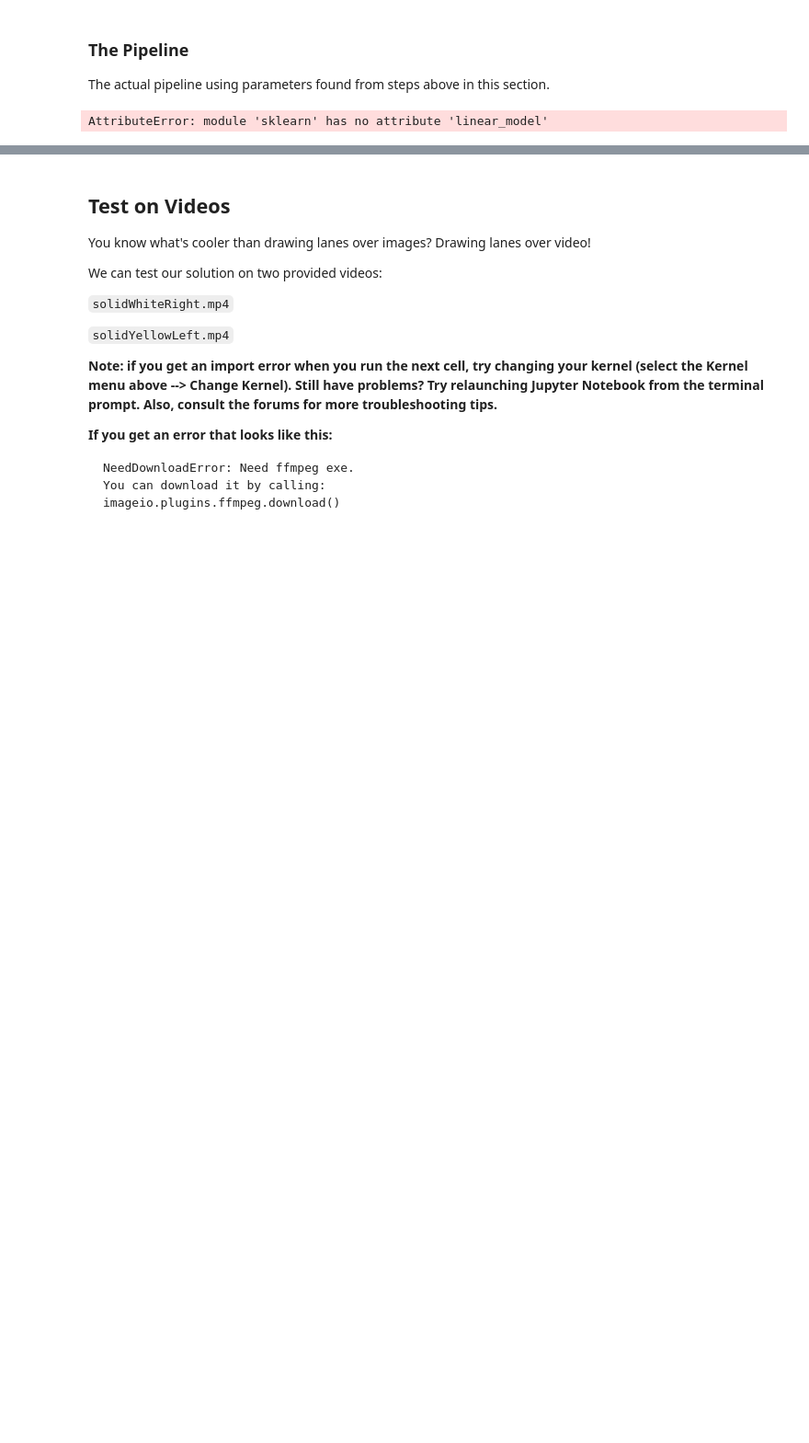
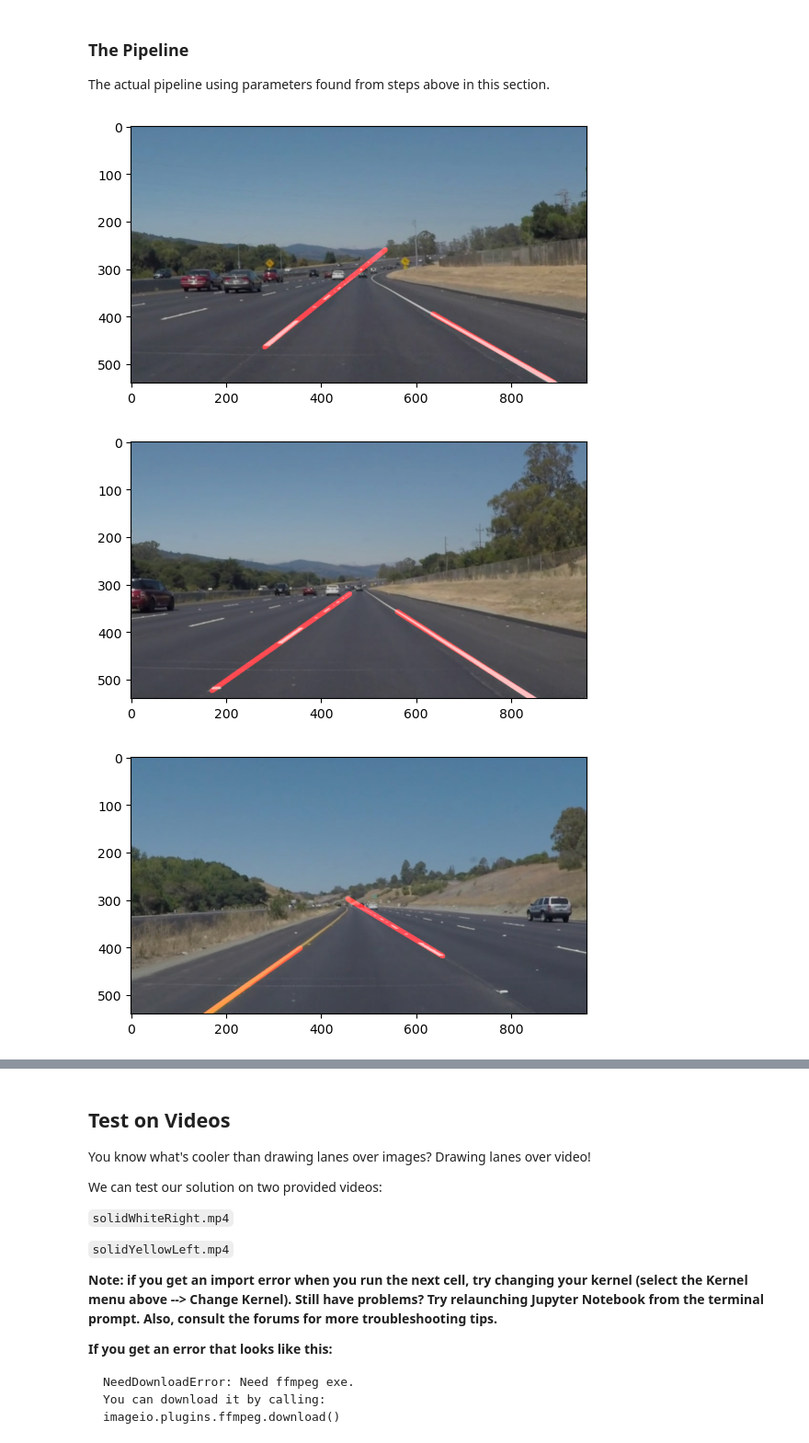
Before and after one commit to YoungKeyKai/CarND-LaneLines-P1, a Jupyter notebook: P1.ipynb, the cells around one changed output, grey strips where cells are left out. Shown at 92% size. Saved outputs shown, nothing was run; the diff lists cells and outputs as text; code cells hidden in the pictures; blank space fills up the shorter version.

Commit message:
Bad but working RANSAC + final lane approximations

```diff
--- a/P1.ipynb
+++ b/P1.ipynb
@@ -272,44 +291,75 @@ def image_pipeline(file_path):
     # show_image(smoothed_image, cmap="gray")
 
     # Canny edge detection
     edge_detect_image = canny(smoothed_image, 100, 100)
     # show_image(edge_detect_image, cmap="gray")
 
     # Region of interest filtering
     TOP_Y_VALUE = 320
     BOTTOM_Y_VALUE = 600
     vertices = np.array([[50, BOTTOM_Y_VALUE], [450, TOP_Y_VALUE], [520, TOP_Y_VALUE], [1000, BOTTOM_Y_VALUE]])
     region_of_interest_masked_image = region_of_interest(edge_detect_image, [vertices])
     # show_image(region_of_interest_masked_image, cmap="gray")
 
     # Line segment detection
     # According to the docs, rho and theta are the resolution in pixels and radians
     line_detected_image, lines = hough_lines(region_of_interest_masked_image, 1, np.pi/180, threshold=8, min_line_len=0, max_line_gap=15)
     # show_image(line_detected_image)
     # show_image(weighted_img(line_detected_image, raw_image))
 
     # Classification into left and right boundaries
     left_points, right_points = group_lines_in_left_right(line_detected_image, lines)
+    # for points in [left_points, right_points]:
+    #     line_img = np.zeros((line_detected_image.shape[0], line_detected_image.shape[1], 3), dtype=np.uint8)
+    #     for index in range(0, len(points) - 1, 2):
+    #         point1 = points[index]
+    #         point2 = points[index + 1]
+    #         cv2.line(line_img, point1, point2, color=[255, 0, 0], thickness=2)
+    #     show_image(line_img)
 
     # Line fitting
     # Use RANSAC on the left and right line segments for it to plot a contiguous line representing the lane markings
-    for points in [left_points, right_points]:
-        x, y = np.split(points, indices_or_sections=2, axis=1)
-        x = x.flatten()
-        y = y.flatten()
-        ransac = sklearn.linear_model.RANSACRegressor(
-            base_estimator=sklearn.linear_model.LinearRegression(),
-            min_samples=50,
-            max_trials=100,
-            loss='absolute_loss',
-            random_state=42,
-            residual_threshold=10
-        )
-        ransac.fit(x, y)
+    middle_x_value = find_middle_x_value(left_points, right_points)
 
+    # Left
+    ransac = linear_model.RANSACRegressor(
+        estimator=linear_model.LinearRegression(),
+        min_samples=5,
+        max_trials=100,
+        loss='absolute_error',
+        random_state=42,
+        residual_threshold=10
+    )
+    x, y = np.split(left_points, indices_or_sections=2, axis=1)
+    ransac.fit(x, y)
+    x1 = int(np.min(x))
+    x2 = int(middle_x_value - 50)
+    left_line_points = ((x1, int(ransac.predict([[x1,],])[0][0])), (x2, int(ransac.predict([[x2,],])[0][0])))
+
+    # Right
+    ransac = linear_model.RANSACRegressor(
+        estimator=linear_model.LinearRegression(),
+        min_samples=5,
+        max_trials=100,
+        loss='absolute_error',
+        random_state=42,
+        residual_threshold=10
+    )
+    x, y = np.split(right_points, indices_or_sections=2, axis=1)
+    ransac.fit(x, y)
+    x1 = int(middle_x_value + 50)
+    x2 = int(np.max(x))
+    right_line_points = ((x1, int(ransac.predict([[x1,],])[0][0])), (x2, int(ransac.predict([[x2,],])[0][0])))
+
+    line_img = np.zeros((line_detected_image.shape[0], line_detected_image.shape[1], 3), dtype=np.uint8)
+    cv2.line(line_img, left_line_points[0], left_line_points[1], color=[255, 0, 0], thickness=10)
+    cv2.line(line_img, right_line_points[0], right_line_points[1], color=[255, 0, 0], thickness=10)
+    show_image(weighted_img(line_img, raw_image))
 
 
 for file in os.listdir("test_images/"):
     image_pipeline(f"test_images/{file}")
 # %% [output]
-AttributeError: module 'sklearn' has no attribute 'linear_model'
+[figure, added]
+[figure, added]
+[figure, added]
```
Also changed, not shown: parts of 3 cells of this notebook.
